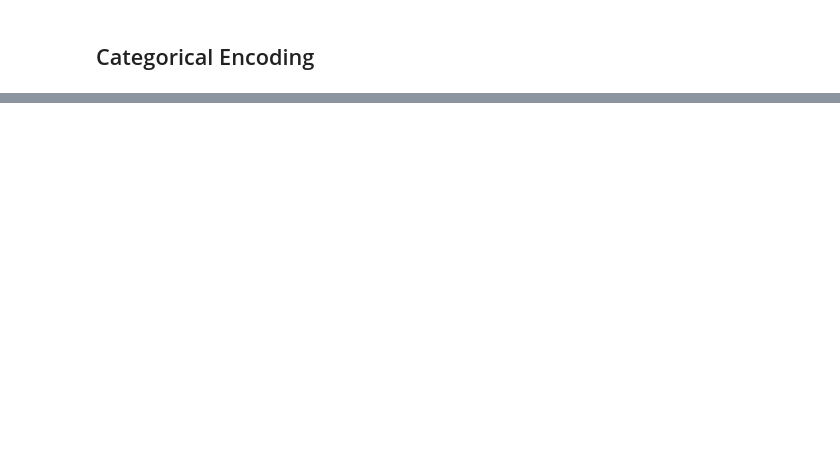
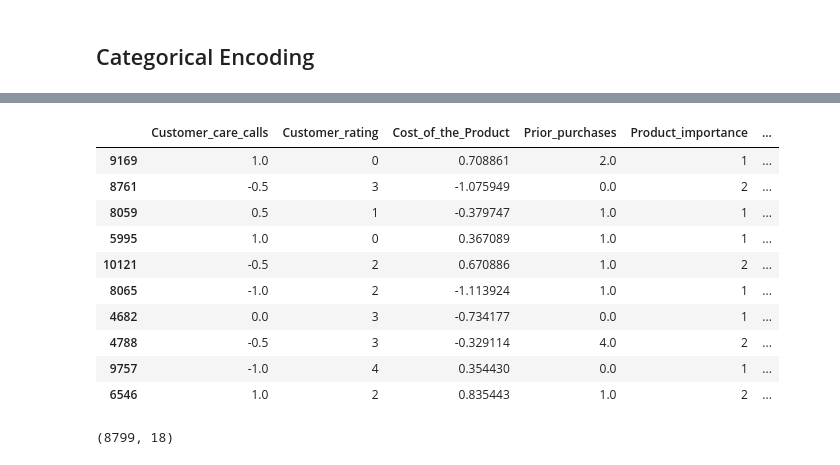
Before and after one commit to Jorgelmh/E-commerce-DM, a Jupyter notebook: Data Processing.ipynb, the cells around one changed output, grey strips where cells are left out. Saved outputs shown, nothing was run; the diff lists cells and outputs as text; code cells hidden in the pictures; blank space fills up the shorter version.

```diff
--- a/Data Processing.ipynb
+++ b/Data Processing.ipynb
@@ -88,0 +143,7 @@ df.head(15)
+# %%
+# Remove outliers
+for column in numerical_columns:
+    train_no_outliers = train_no_outliers[np.abs(stats.zscore(train_no_outliers[column])) <= 3]
+
+searchOutliers(numerical_columns)
+train_no_outliers.shape
@@ -88,0 +172,18 @@ df.head(15)
+# %%
+# Scale train set with no outliers
+scaler_no = RobustScaler()
+train_no_outliers[numerical_columns] = scaler_no.fit_transform(train_no_outliers[numerical_columns])
+
+train_no_outliers.head(10)
+# %% [output]
+|  | Customer_care_calls | Customer_rating | Cost_of_the_Product | Prior_purchases | Product_importance | ... |
+| 9169 | 1.0 | 0 | 0.708861 | 2.0 | 1 | ... |
+| 8761 | -0.5 | 3 | -1.075949 | 0.0 | 2 | ... |
+| 8059 | 0.5 | 1 | -0.379747 | 1.0 | 1 | ... |
+| 5995 | 1.0 | 0 | 0.367089 | 1.0 | 1 | ... |
+| 10121 | -0.5 | 2 | 0.670886 | 1.0 | 2 | ... |
+| 8065 | -1.0 | 2 | -1.113924 | 1.0 | 1 | ... |
+| 4682 | 0.0 | 3 | -0.734177 | 0.0 | 1 | ... |
+| 4788 | -0.5 | 3 | -0.329114 | 4.0 | 2 | ... |
+| 9757 | -1.0 | 4 | 0.354430 | 0.0 | 1 | ... |
+| 6546 | 1.0 | 2 | 0.835443 | 1.0 | 2 | ... |
@@ -88,0 +194,4 @@ df.head(15)
+# %%
+train.shape
+# %% [output]
+(8799, 18)
```
Also changed, not shown: parts of 15 cells of this notebook, 4 other files.
